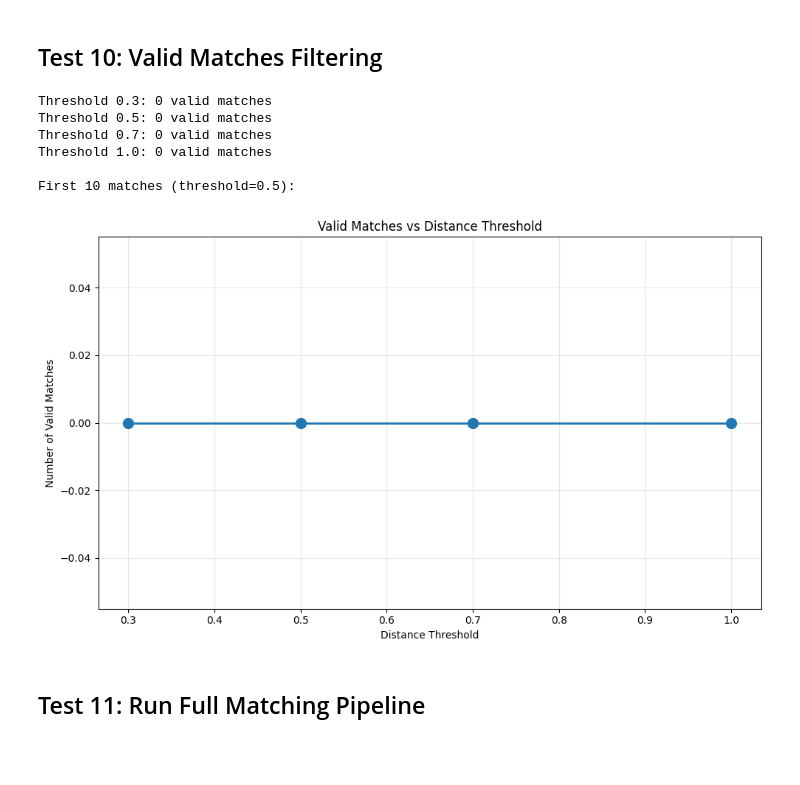
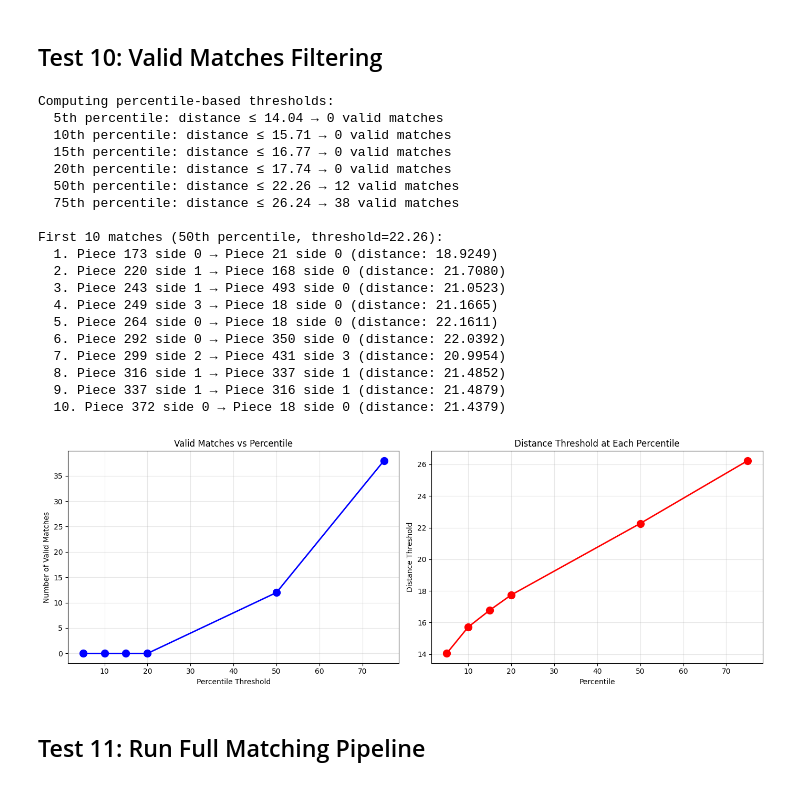
Before and after one commit to hundun-elon/a-thousand-piece-mystery, a Jupyter notebook: notebooks/feature_extraction.ipynb, the cells around one changed output. Drawn from its saved outputs; the diff is of its cells as text; code cells hidden in the pictures; blank space fills up the shorter version.

```diff
--- a/notebooks/feature_extraction.ipynb
+++ b/notebooks/feature_extraction.ipynb
@@ -385,44 +372,73 @@ Extracting features from 1000 puzzle pieces...
 # %% [markdown]
 ## Test 10: Valid Matches Filtering
 # %%
-# Get valid matches with different thresholds
-thresholds = [0.3, 0.5, 0.7, 1.0]
-valid_matches_by_threshold = {}
+# Get valid matches with percentile-based thresholds
+percentiles = [5, 10, 15, 20, 50, 75]
+valid_matches_by_percentile = {}
+distance_thresholds = {}
 
-for thresh in thresholds:
-    valid_matches = get_valid_matches(distances, indices, side_indices, max_distance=thresh)
-    valid_matches_by_threshold[thresh] = valid_matches
-    print(f"Threshold {thresh:.1f}: {len(valid_matches)} valid matches")
+print("Computing percentile-based thresholds:")
+for percentile in percentiles:
+    thresh = np.percentile(distances[:, 0], percentile)
+    distance_thresholds[percentile] = thresh
+    valid_matches = _get_valid_matches(distances, indices, side_indices, max_distance=thresh)
+    valid_matches_by_percentile[percentile] = valid_matches
+    print(f"  {percentile}th percentile: distance ≤ {thresh:.2f} → {len(valid_matches)} valid matches")
 
-# Use default threshold for detailed analysis
-default_threshold = 0.5
-valid_matches = valid_matches_by_threshold[default_threshold]
+# Use 10th percentile as default (top 10% closest matches)
+default_percentile = 50
+default_threshold = distance_thresholds[default_percentile]
+valid_matches = valid_matches_by_percentile[default_percentile]
 
 # Show some example matches
-print(f"\nFirst 10 matches (threshold={default_threshold}):")
+print(f"\nFirst 10 matches ({default_percentile}th percentile, threshold={default_threshold:.2f}):")
 for i, match in enumerate(valid_matches[:10]):
     print(f"  {i+1}. Piece {match['query_piece']} side {match['query_side']} → "
           f"Piece {match['match_piece']} side {match['match_side']} "
           f"(distance: {match['distance']:.4f})")
 
-# Plot threshold sensitivity
-fig, ax = plt.subplots(1, 1, figsize=(10, 6))
-match_counts = [len(valid_matches_by_threshold[t]) for t in thresholds]
-ax.plot(thresholds, match_counts, 'o-', linewidth=2, markersize=10)
-ax.set_xlabel("Distance Threshold")
-ax.set_ylabel("Number of Valid Matches")
-ax.set_title("Valid Matches vs Distance Threshold")
-ax.grid(True, alpha=0.3)
+# Plot percentile sensitivity
+fig, axes = plt.subplots(1, 2, figsize=(14, 5))
+
+# Match counts vs percentile
+match_counts = [len(valid_matches_by_percentile[p]) for p in percentiles]
+axes[0].plot(percentiles, match_counts, 'o-', linewidth=2, markersize=10, color='blue')
+axes[0].set_xlabel("Percentile Threshold")
+axes[0].set_ylabel("Number of Valid Matches")
+axes[0].set_title("Valid Matches vs Percentile")
+axes[0].grid(True, alpha=0.3)
+
+# Distance thresholds
+thresh_values = [distance_thresholds[p] for p in percentiles]
+axes[1].plot(percentiles, thresh_values, 'o-', linewidth=2, markersize=10, color='red')
+axes[1].set_xlabel("Percentile")
+axes[1].set_ylabel("Distance Threshold")
+axes[1].set_title("Distance Threshold at Each Percentile")
+axes[1].grid(True, alpha=0.3)
+
 plt.tight_layout()
 plt.show()
 # %% [output]
-Threshold 0.3: 0 valid matches
-Threshold 0.5: 0 valid matches
-Threshold 0.7: 0 valid matches
-Threshold 1.0: 0 valid matches
+Computing percentile-based thresholds:
+  5th percentile: distance ≤ 14.04 → 0 valid matches
+  10th percentile: distance ≤ 15.71 → 0 valid matches
+  15th percentile: distance ≤ 16.77 → 0 valid matches
+  20th percentile: distance ≤ 17.74 → 0 valid matches
+  50th percentile: distance ≤ 22.26 → 12 valid matches
+  75th percentile: distance ≤ 26.24 → 38 valid matches
 
-First 10 matches (threshold=0.5):
+First 10 matches (50th percentile, threshold=22.26):
+  1. Piece 173 side 0 → Piece 21 side 0 (distance: 18.9249)
+  2. Piece 220 side 1 → Piece 168 side 0 (distance: 21.7080)
+  3. Piece 243 side 1 → Piece 493 side 0 (distance: 21.0523)
+  4. Piece 249 side 3 → Piece 18 side 0 (distance: 21.1665)
+  5. Piece 264 side 0 → Piece 18 side 0 (distance: 22.1611)
+  6. Piece 292 side 0 → Piece 350 side 0 (distance: 22.0392)
+  7. Piece 299 side 2 → Piece 431 side 3 (distance: 20.9954)
+  8. Piece 316 side 1 → Piece 337 side 1 (distance: 21.4852)
+  9. Piece 337 side 1 → Piece 316 side 1 (distance: 21.4879)
+  10. Piece 372 side 0 → Piece 18 side 0 (distance: 21.4379)
-[figure, old version]
+[figure, new version]
 # %% [markdown]
 ## Test 11: Run Full Matching Pipeline
 # %%
```
Also changed, not shown: parts of 6 cells of this notebook.
